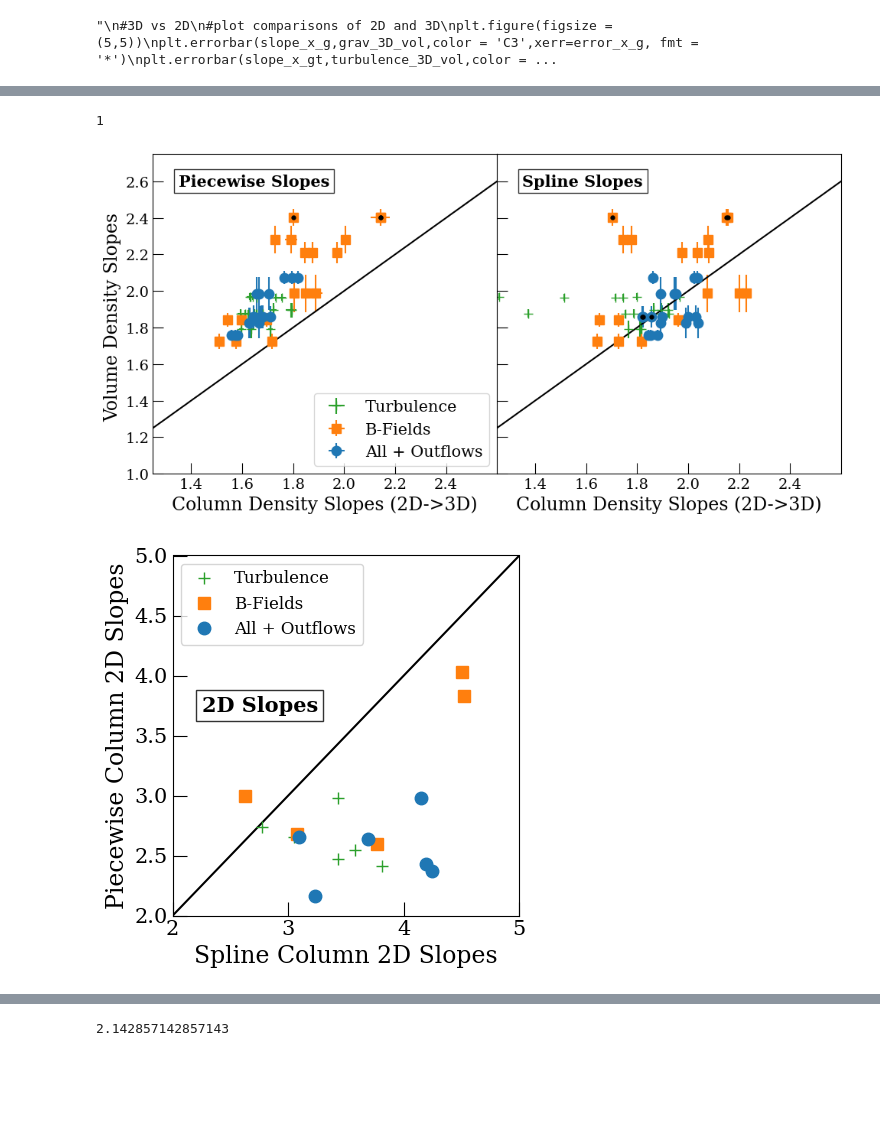
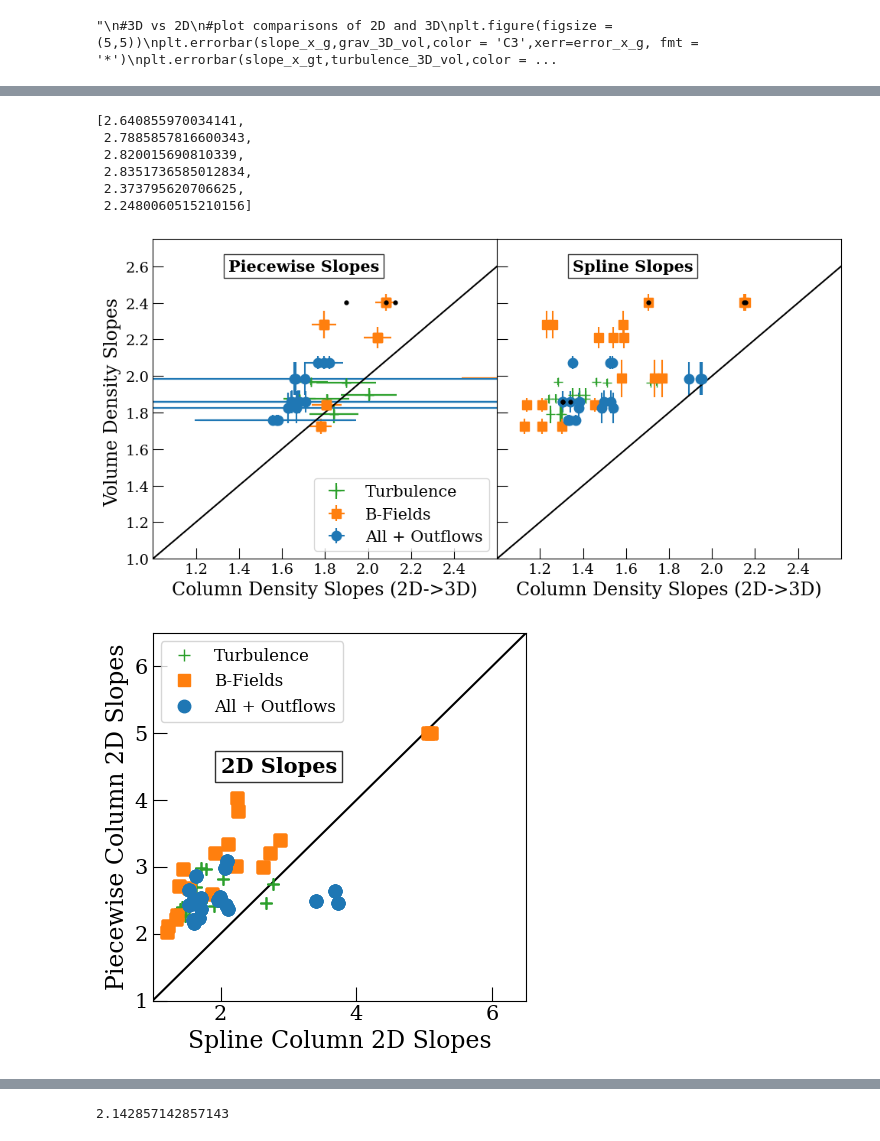
Before and after one commit to Kiihne/PDF-kiihne, a Jupyter notebook: 3D_slopes.ipynb, the cells around one changed output, grey strips where cells are left out. Drawn from its saved outputs; the diff is of its cells as text; code cells hidden in the pictures; blank space fills up the shorter version.

Commit message:
fixes after weighting of volume density fixed

```diff
--- a/3D_slopes.ipynb
+++ b/3D_slopes.ipynb
@@ -287,12 +287,12 @@ for a in range(3):
     ax[a].set_xlabel('Column Density Slopes (2D->3D)', size=17)
     ax[0].set_ylabel('Volume Density Slopes ', size=17)
     ax[a].set_ylim(1,2.75)
-    ax[a].set_xlim(1.25,2.6)
+    ax[a].set_xlim(1.0,2.75)
     ax[0].annotate('Spline Slopes', (1.35,2.6), color = 'black', fontsize =15, weight = 'bold',horizontalalignment='left',verticalalignment='center', textcoords='data', bbox=dict(facecolor='white', alpha=0.8))
     ax[a].set_xticks((1.4,1.6,1.8,2.0,2.2,2.4))
     ax[a].tick_params(direction='in', which = 'major', size =10,labelsize = 14)
     ax[a].tick_params(direction='in', which = 'minor', size =4)
 #plt.legend(['volume slope gravity', 'column converted slope gravity', 'volume slope turbulence', 'column converted slope turbulence','volume slope magnetic', 'column converted slope magnetic', 'volume slope outflows', 'column converted slope outflows'])
 plt.tight_layout()
-plt.savefig('3D_slope_comparison_spline.pdf', bbox_inches='tight', format = 'pdf')
+plt.savefig('plots/3D_slope_comparison_spline.pdf', bbox_inches='tight', format = 'pdf')
 # %% [output]
@@ -416,7 +454,12 @@ plt.savefig('3D_slope_comparison_PDFit.pdf', bbox_inches='tight', format = 'pdf'
-# %%
-ii
-# %% [output]
-1
+# %%
+slope_volPDF_g
+# %% [output]
+[2.640855970034141,
+ 2.7885857816600343,
+ 2.820015690810339,
+ 2.8351736585012834,
+ 2.373795620706625,
+ 2.2480060515210156]
 # %%
 #load in volume densities that I made
 inputfile = ('txt_file_storage/vol_spline_slope0%.txt','txt_file_storage/vol_spline_slope1%.txt','txt_file_storage/vol_spline_slope2%.txt','txt_file_storage/vol_spline_slope3%.txt','txt_file_storage/vol_spline_slope4%.txt','txt_file_storage/vol_spline_slope5%.txt')
@@ -438,6 +481,14 @@ grav_err_vol_full = []
 turbulence_err_vol_full = []
 mag_err_vol_full = []
 outflows_err_vol_full = []
+grav_PDF_vol_full = []
+turbulence_PDF_vol_full = []
+mag_PDF_vol_full = []
+outflows_PDF_vol_full = []
+err_volPDF_g_full = []
+err_volPDF_gt_full = []
+err_volPDF_gtm_full = []
+err_volPDF_gtmp_full = []
 for ii in range(3):
     for z in range(6):
         grav_3D_vol_full.append(grav_3D_vol[z])
@@ -448,15 +499,24 @@ for ii in range(3):
         turbulence_err_vol_full.append(turbulence_err_vol[z])
         mag_err_vol_full.append(mag_err_vol[z])
         outflows_err_vol_full.append(outflows_err_vol[z])
-
+        #do the same for the piecewise slopes
+        slope_volPDF_g
+        grav_PDF_vol_full.append(slope_volPDF_g[z])
+        turbulence_PDF_vol_full.append(slope_volPDF_gt[z])
+        mag_PDF_vol_full.append(slope_volPDF_gtm[z])
+        outflows_PDF_vol_full.append(slope_volPDF_gtmp[z])
+        err_volPDF_g_full.append(err_volPDF_g[z])
+        err_volPDF_gt_full.append(err_volPDF_gt[z])
+        err_volPDF_gtm_full.append(err_volPDF_gtm[z])
+        err_volPDF_gtmp_full.append(err_volPDF_gtmp[z])
 #ax[0].errorbar(piece_comparison_g,grav_3D_vol_full,color = 'C3',xerr=piece_comparison_err_g, yerr = grav_err_vol_full, fmt = '*', markersize = 9, label = 'Gravity ')
-ax[0].errorbar(piece_comparison_gt,turbulence_3D_vol_full,color = 'C2',xerr=piece_comparison_err_gt,yerr = turbulence_err_vol_full, fmt = '+', markersize = 9, label = 'Turbulence')
-ax[0].errorbar(piece_comparison_gtm,mag_3D_vol_full,color = 'C1',xerr=piece_comparison_err_gtm,yerr = mag_err_vol_full, fmt = 's', markersize = 9, label = 'B-Fields')
-ax[0].errorbar(piece_comparison_gtmp,outflows_3D_vol_full,color = 'C0', xerr=piece_comparison_err_gtmp,yerr = outflows_err_vol_full, fmt = 'o', markersize = 9, label = 'All + Outflows')
+ax[0].errorbar(turbulence_PDF_vol_full,turbulence_3D_vol_full,color = 'C2',xerr=err_volPDF_gt_full,yerr = turbulence_err_vol_full, fmt = '+', markersize = 9, label = 'Turbulence')
+ax[0].errorbar(mag_PDF_vol_full,mag_3D_vol_full,color = 'C1',xerr=err_volPDF_gtm_full,yerr = mag_err_vol_full, fmt = 's', markersize = 9, label = 'B-Fields')
+ax[0].errorbar(piece_comparison_gtmp,outflows_3D_vol_full,color = 'C0', xerr=err_volPDF_gtmp_full,yerr = outflows_err_vol_full, fmt = 'o', markersize = 9, label = 'All + Outflows')
 #mark bad points
-ax[0].errorbar(piece_comparison_gtm[1],mag_3D_vol_full[1],color = 'black', fmt = '.', markersize = 7,)
-ax[0].errorbar(piece_comparison_gtm[7],mag_3D_vol_full[7],color = 'black', fmt = '.', markersize = 7,)
-ax[0].errorbar(piece_comparison_gtm[13],mag_3D_vol_full[13],color = 'black', fmt = '.', markersize = 7,)
+ax[0].errorbar(turbulence_PDF_vol_full[1],mag_3D_vol_full[1],color = 'black', fmt = '.', markersize = 7,)
+ax[0].errorbar(mag_PDF_vol_full[7],mag_3D_vol_full[7],color = 'black', fmt = '.', markersize = 7,)
+ax[0].errorbar(outflows_PDF_vol_full[13],mag_3D_vol_full[13],color = 'black', fmt = '.', markersize = 7,)
 
 
 ax[0].legend(loc = 'lower right',fontsize = 15)
@@ -496,40 +556,40 @@ ax[1].errorbar(spline_comparison_gtm[13],mag_3D_vol_full[13],color = 'black', fm
 ax[1].plot(x,y, color = 'black')
 ax[1].set_xlabel('Column Density Slopes (2D->3D)', size=17)
 ax[1].set_ylim(1,2.75)
-ax[1].set_xlim(1.25,2.6)
+ax[1].set_xlim(1,2.6)
 ax[1].annotate('Spline Slopes', (1.35,2.6), color = 'black', fontsize =15, weight = 'bold',horizontalalignment='left',verticalalignment='center', textcoords='data', bbox=dict(facecolor='white', alpha=0.8))
-ax[1].set_xticks((1.4,1.6,1.8,2.0,2.2,2.4))
+ax[1].set_xticks((1.2,1.4,1.6,1.8,2.0,2.2,2.4))
 ax[1].tick_params(direction='in', which = 'major', size =10,labelsize = 14)
 ax[1].tick_params(direction='in', which = 'minor', size =4)
 
 plt.tight_layout()
-plt.savefig('3D_slope_spline_pdFit.pdf', bbox_inches='tight', format = 'pdf')
+plt.savefig('plots/3D_slope_spline_pdFit.pdf', bbox_inches='tight', format = 'pdf')
 # %% [output]
-[figure, old version]
+[figure, new version]
 # %%
 #2D graph of piecewise and spline slopes
 #plot bells and whistles
 plt.figure(figsize = (4.5,4.5))
 #plot x = y line
 x=.1*np.linspace(0,90)
 y=x
 plt.plot(x,y, color = 'black')
-plt.errorbar(spline_2D_slope_full_gt[13],piece_2D_slope_full_gt[13],color = 'C2', fmt = '+', markersize = 9, label = 'Turbulence')
-plt.errorbar(spline_2D_slope_full_gtm[13],piece_2D_slope_full_gtm[13],color = 'C1', fmt = 's', markersize = 9, label = 'B-Fields')
-plt.errorbar(spline_2D_slope_full_gtmp[13],piece_2D_slope_full_gtmp[13],color = 'C0',  fmt = 'o', markersize = 9, label = 'All + Outflows')
+plt.errorbar(spline_2D_slope_full_gt,piece_2D_slope_full_gt,color = 'C2', fmt = '+', markersize = 9, label = 'Turbulence')
+plt.errorbar(spline_2D_slope_full_gtm,piece_2D_slope_full_gtm,color = 'C1', fmt = 's', markersize = 9, label = 'B-Fields')
+plt.errorbar(spline_2D_slope_full_gtmp,piece_2D_slope_full_gtmp,color = 'C0',  fmt = 'o', markersize = 9, label = 'All + Outflows')
 #bells n whistles
 plt.xlabel('Spline Column 2D Slopes', size=17)
 plt.ylabel('Piecewise Column 2D Slopes', size=17)
-plt.ylim(2,5)
-plt.xlim(2,5)
-plt.annotate('2D Slopes', (2.25,3.75), color = 'black', fontsize =15, weight = 'bold',horizontalalignment='left',verticalalignment='center', textcoords='data', bbox=dict(facecolor='white', alpha=0.8))
+plt.ylim(1,6.5)
+plt.xlim(1,6.5)
+plt.annotate('2D Slopes', (2.0,4.5), color = 'black', fontsize =15, weight = 'bold',horizontalalignment='left',verticalalignment='center', textcoords='data', bbox=dict(facecolor='white', alpha=0.8))
 plt.tick_params(direction='in', which = 'major', size =10, labelsize = 15)
 plt.tick_params(direction='in', which = 'minor', size =4)
 plt.legend(loc = 'upper left',fontsize = 12)
 plt.tight_layout()
-plt.savefig('2D_spline_v_piecewise.pdf', bbox_inches='tight', format = 'pdf')
+plt.savefig('plots/2D_spline_v_piecewise.pdf', bbox_inches='tight', format = 'pdf')
 # %% [output]
-[figure, old version]
+[figure, new version]
 # %%
 spline_2D_slope_full_gtmp[13]
 # %% [output]
```
Also changed, not shown: parts of 5 cells of this notebook, 7 other files.
